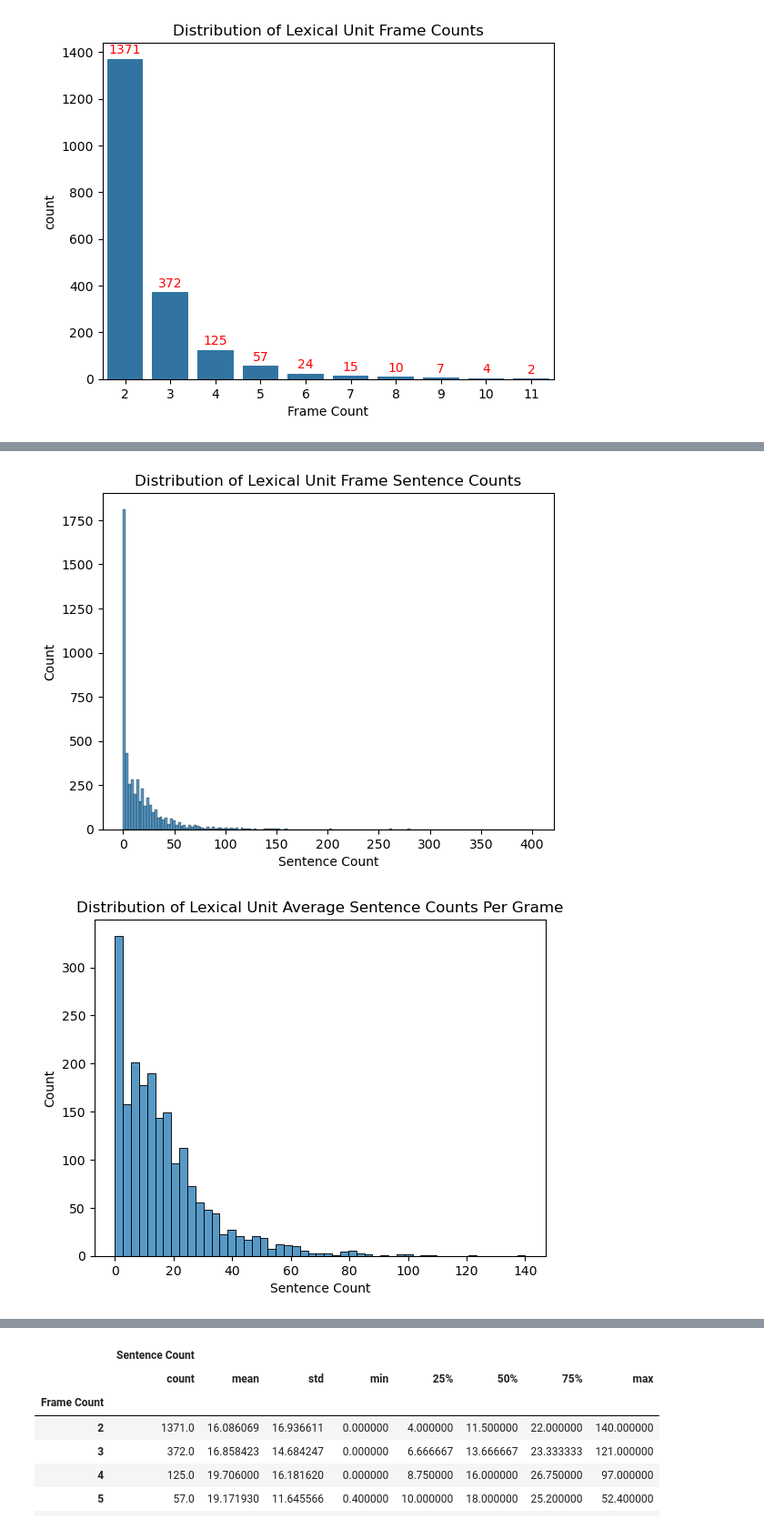
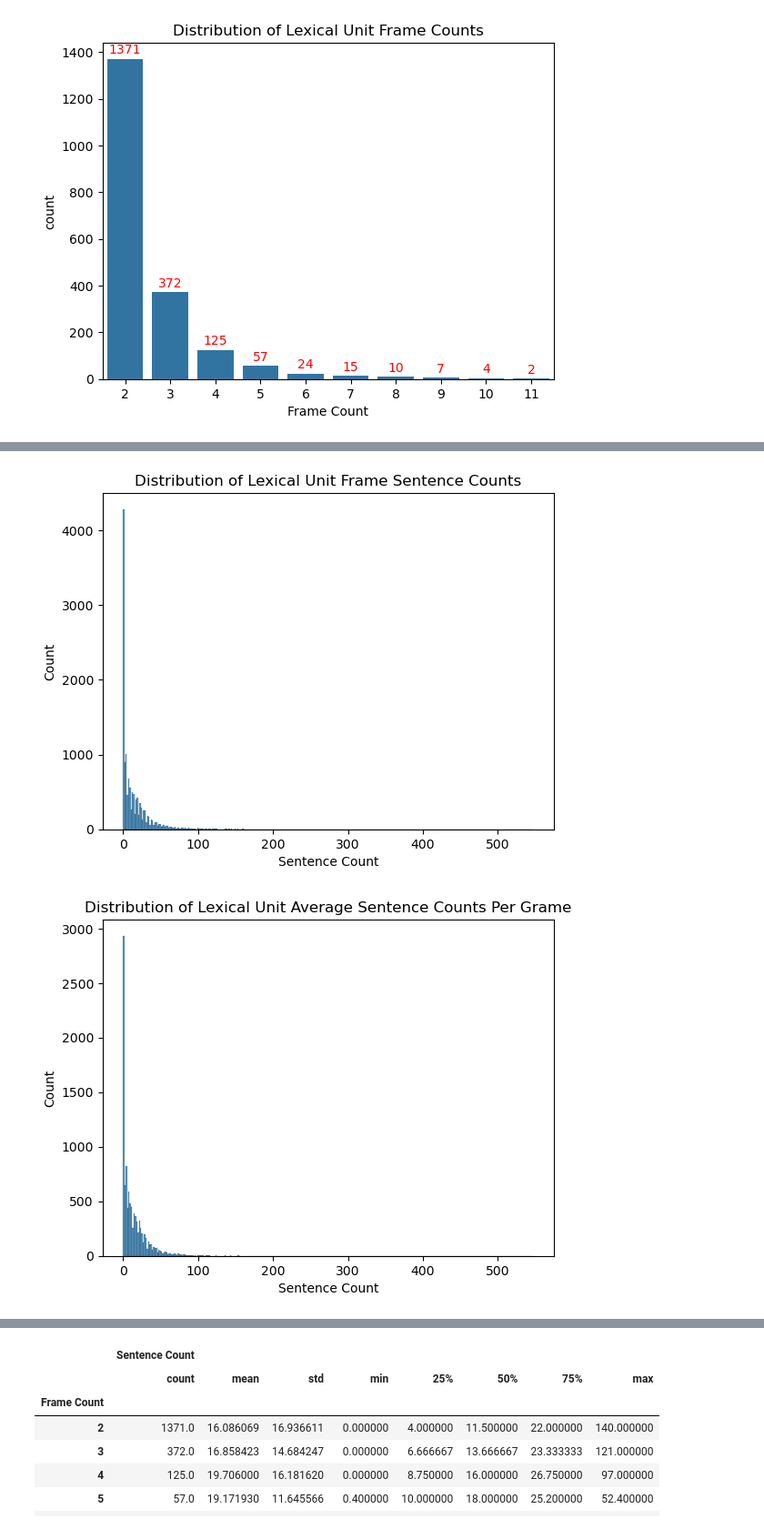
Before and after one commit to ryandschaefer/cs5322-project, a Jupyter notebook: src/statistics.ipynb, the cells around one changed output, grey strips where cells are left out. Shown at 91% size. Drawn from its saved outputs; the diff is of its cells as text; code cells hidden in the pictures.

```diff
--- a/src/statistics.ipynb
+++ b/src/statistics.ipynb
@@ -81 +78,21 @@ df_lu
 5097 rows × 3 columns
+# %%
+lus = []
+frames = []
+all_sentences = []
+
+for lu in fn.lus():
+    lus.append(lu.name)
+    frames.append(lu.frame.name)
+    sentences = []
+    for sentence in lu.exemplars:
+        sentences.append(sentence.text)
+    all_sentences.append(sentences)
+
+df_lu2 = pd.DataFrame({
+    "Lexical Unit": lus,
+    "Frame": frames,
+    "Sentence": all_sentences
+})
+
+df_lu2
@@ -82,32 +113,32 @@ df_lu
 # %%
-all_sentences = []
+# all_sentences = []
 
-for i, row in df_lu.iterrows():
-    lexical_unit = row["Lexical Unit"]
-    frame = row["Frame"]
-    sentences = []
-    for lu in fn.lus(lexical_unit, frame):
-        for sentence in lu.exemplars:
-            sentences.append(sentence.text)
-    all_sentences.append(sentences)
+# for i, row in df_lu.iterrows():
+#     lexical_unit = row["Lexical Unit"]
+#     frame = row["Frame"]
+#     sentences = []
+#     for lu in fn.lus(lexical_unit, frame):
+#         for sentence in lu.exemplars:
+#             sentences.append(sentence.text)
+#     all_sentences.append(sentences)
 # %%
-df_lu["Sentence Count"] = list(map(lambda x: len(x), all_sentences))
+df_lu2["Sentence Count"] = list(map(lambda x: len(x), all_sentences))
 
-sns.histplot(df_lu, x = "Sentence Count")
+sns.histplot(df_lu2, x = "Sentence Count")
 plt.title("Distribution of Lexical Unit Frame Sentence Counts")
 
 plt.show()
 # %% [output]
-[figure, old version]
+[figure, new version]
 # %%
-df_lu_grp = df_lu.groupby("Lexical Unit").mean(numeric_only = True).reset_index()
+df_lu_grp = df_lu2.groupby("Lexical Unit").mean(numeric_only = True).reset_index()
 
 sns.histplot(df_lu_grp, x = "Sentence Count")
 plt.title("Distribution of Lexical Unit Average Sentence Counts Per Grame")
 
 plt.show()
 # %% [output]
-[figure, old version]
+[figure, new version]
 # %%
 df_lu_grp["Frame Count"] = df_lu_grp["Frame Count"].astype(int)
 
```
Also changed, not shown: parts of 6 cells of this notebook, 4 other files.
